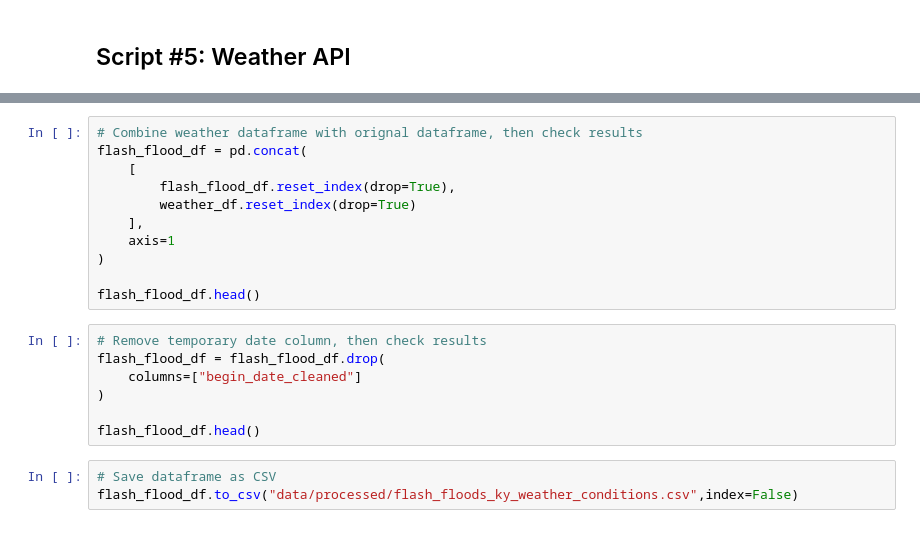
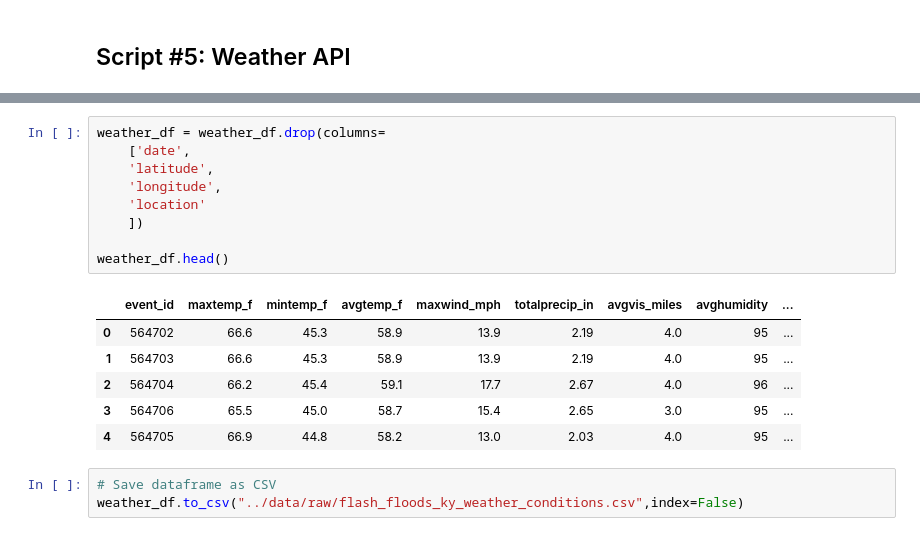
Before and after one commit to ashleyadehart/flash_floods_ky_2015_2025, a Jupyter notebook: notebooks/flash_floods_ky_scripts.ipynb, the cells around one changed output, grey strips where cells are left out. Cells and saved outputs as stored; diff of their text form.

```diff
--- a/notebooks/flash_floods_ky_scripts.ipynb
+++ b/notebooks/flash_floods_ky_scripts.ipynb
@@ -714,21 +818,19 @@ weather_df.head()
-# %%
-# Combine weather dataframe with orignal dataframe, then check results
-flash_flood_df = pd.concat(
-    [
-        flash_flood_df.reset_index(drop=True),
-        weather_df.reset_index(drop=True)
-    ],
-    axis=1
-)
-
-flash_flood_df.head()
-# %%
-# Remove temporary date column, then check results
-flash_flood_df = flash_flood_df.drop(
-    columns=["begin_date_cleaned"]
-)
-
-flash_flood_df.head()
+# %%
+weather_df = weather_df.drop(columns=
+    ['date',
+    'latitude',
+    'longitude',
+    'location'
+    ])
+
+weather_df.head()
+# %% [output]
+|  | event_id | maxtemp_f | mintemp_f | avgtemp_f | maxwind_mph | totalprecip_in | avgvis_miles | avghumidity | ... |
+| 0 | 564702 | 66.6 | 45.3 | 58.9 | 13.9 | 2.19 | 4.0 | 95 | ... |
+| 1 | 564703 | 66.6 | 45.3 | 58.9 | 13.9 | 2.19 | 4.0 | 95 | ... |
+| 2 | 564704 | 66.2 | 45.4 | 59.1 | 17.7 | 2.67 | 4.0 | 96 | ... |
+| 3 | 564706 | 65.5 | 45.0 | 58.7 | 15.4 | 2.65 | 3.0 | 95 | ... |
+| 4 | 564705 | 66.9 | 44.8 | 58.2 | 13.0 | 2.03 | 4.0 | 95 | ... |
 # %%
 # Save dataframe as CSV
-flash_flood_df.to_csv("data/processed/flash_floods_ky_weather_conditions.csv",index=False)
+weather_df.to_csv("../data/raw/flash_floods_ky_weather_conditions.csv",index=False)
```
Also changed, not shown: parts of 16 cells of this notebook, 30 other files.
